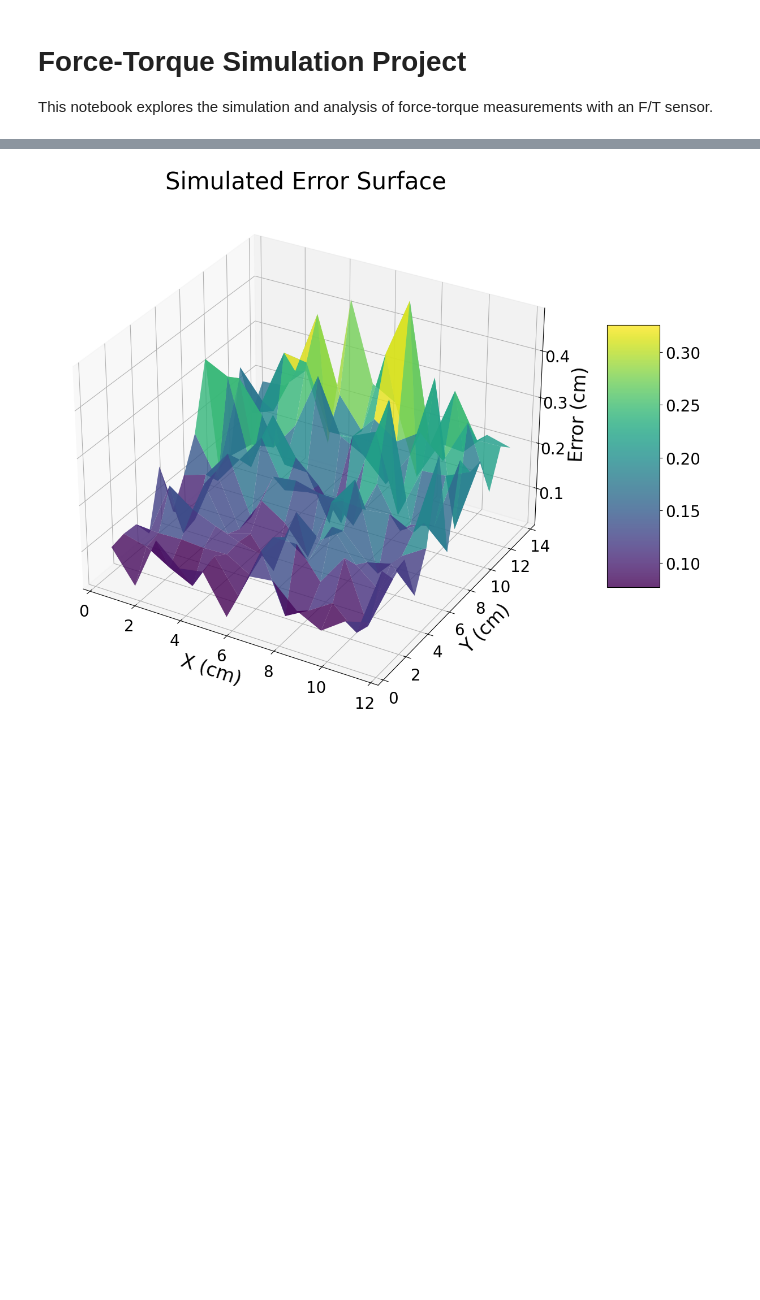
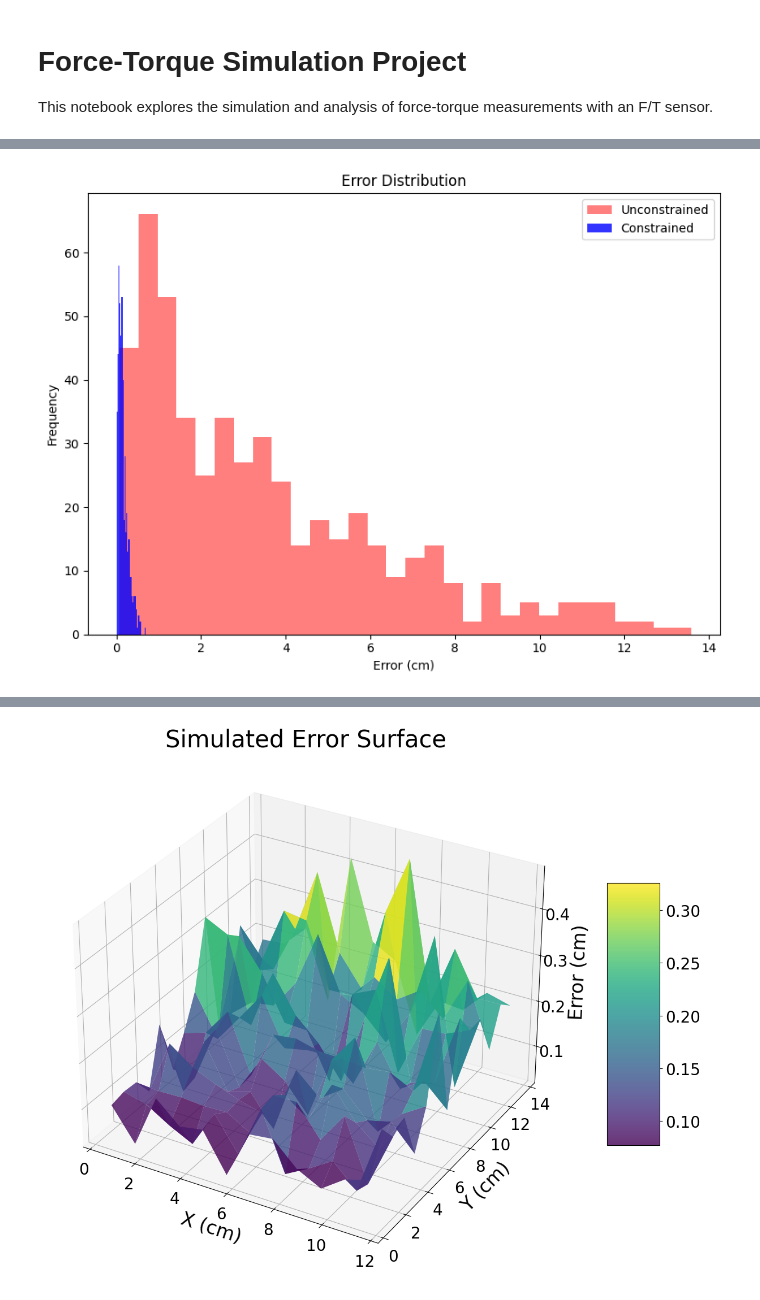
Before and after one commit to rayangdn/virtual_tactile_pad, a Jupyter notebook: ros_ws/src/virtual_tactile_pad/utils/ft_experiments/ft_simulation.ipynb, the cells around one changed output, grey strips where cells are left out. Saved outputs shown, nothing was run; the diff lists cells and outputs as text; code cells hidden in the pictures; blank space fills up the shorter version.

```diff
--- a/ros_ws/src/virtual_tactile_pad/utils/ft_experiments/ft_simulation.ipynb
+++ b/ros_ws/src/virtual_tactile_pad/utils/ft_experiments/ft_simulation.ipynb
@@ -372,0 +377,18 @@ plt.show()
+# %%
+# Create histograms
+fig, ax = plt.subplots(figsize=(8, 6))
+
+# Plot histograms
+ax.hist(errors_pinv.flatten(), bins=30, alpha=0.5, label='Unconstrained', color='red')
+ax.hist(errors_constrained.flatten(), bins=30, alpha=0.8, label='Constrained', color='blue')
+
+# Add labels and title
+ax.set_xlabel('Error (cm)')
+ax.set_ylabel('Frequency')
+ax.set_title('Error Distribution')
+ax.legend()
+
+plt.tight_layout()
+plt.show()
+# %% [output]
+[figure, added]
```
Also changed, not shown: parts of 6 cells of this notebook, 8 other files.
